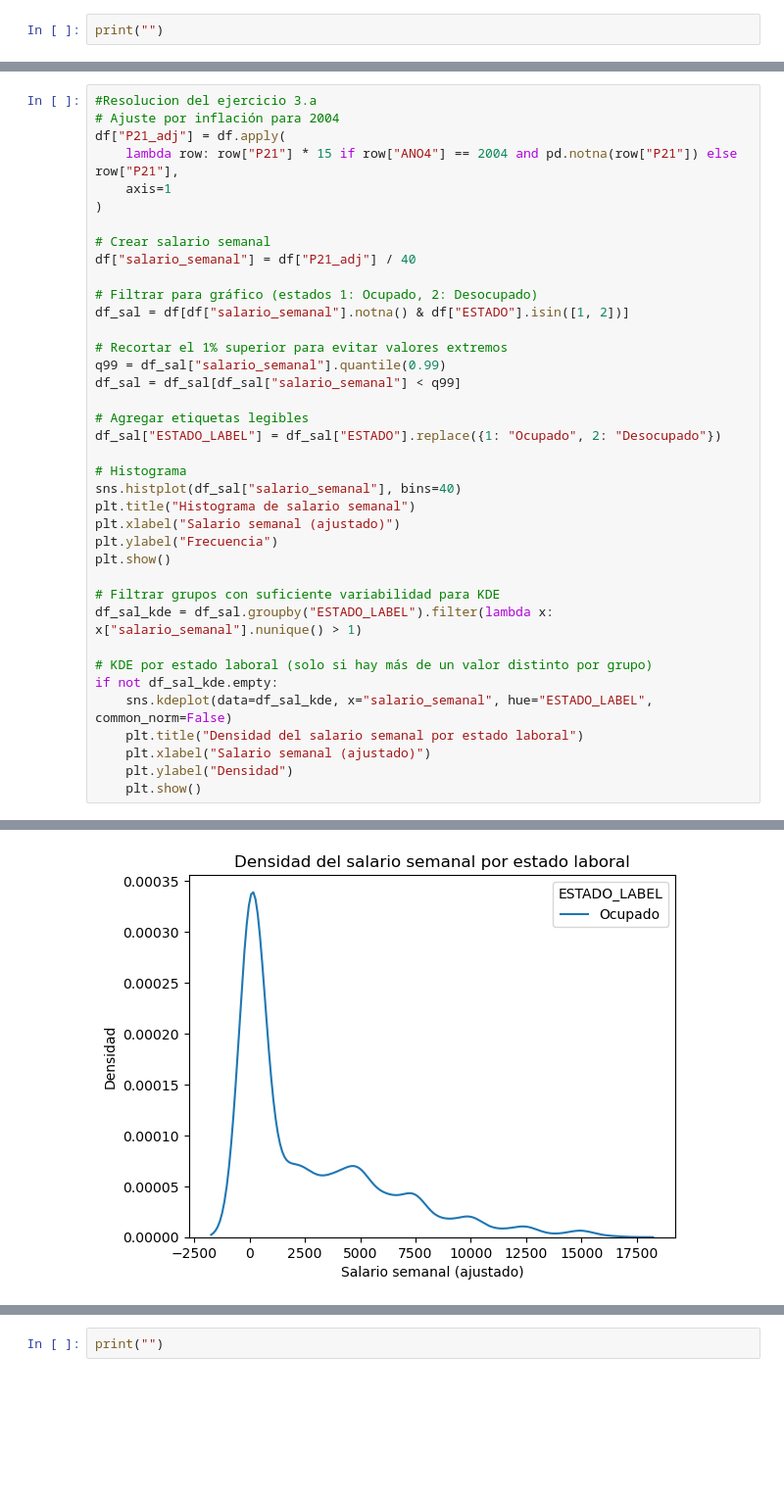
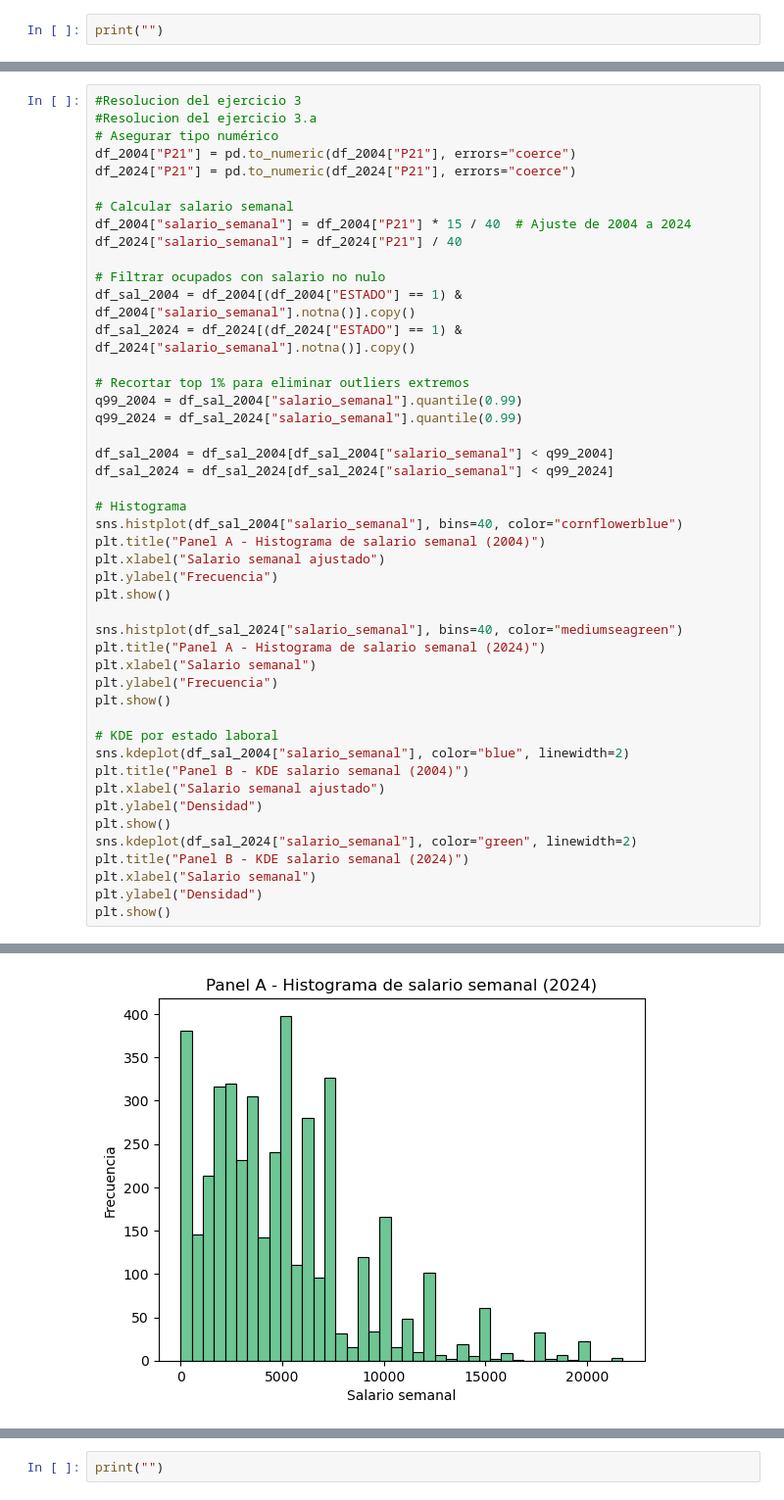
Before and after one commit to LucaDadderio0/-BigDataUBA-Grup10, a Jupyter notebook: TP3/Big_Data_TP3_Grupo10.ipynb, the cells around one changed output, grey strips where cells are left out. Shown at 98% size. Drawn from its saved outputs; the diff is of its cells as text; blank space fills up the shorter version.

```diff
--- a/TP3/Big_Data_TP3_Grupo10.ipynb
+++ b/TP3/Big_Data_TP3_Grupo10.ipynb
@@ -197,39 +191,47 @@ plt.show()
 # %%
+#Resolucion del ejercicio 3
 #Resolucion del ejercicio 3.a
-# Ajuste por inflación para 2004
-df["P21_adj"] = df.apply(
-    lambda row: row["P21"] * 15 if row["ANO4"] == 2004 and pd.notna(row["P21"]) else row["P21"],
-    axis=1
-)
+# Asegurar tipo numérico
+df_2004["P21"] = pd.to_numeric(df_2004["P21"], errors="coerce")
+df_2024["P21"] = pd.to_numeric(df_2024["P21"], errors="coerce")
 
-# Crear salario semanal
-df["salario_semanal"] = df["P21_adj"] / 40
+# Calcular salario semanal
+df_2004["salario_semanal"] = df_2004["P21"] * 15 / 40  # Ajuste de 2004 a 2024
+df_2024["salario_semanal"] = df_2024["P21"] / 40
 
-# Filtrar para gráfico (estados 1: Ocupado, 2: Desocupado)
-df_sal = df[df["salario_semanal"].notna() & df["ESTADO"].isin([1, 2])]
+# Filtrar ocupados con salario no nulo
+df_sal_2004 = df_2004[(df_2004["ESTADO"] == 1) & df_2004["salario_semanal"].notna()].copy()
+df_sal_2024 = df_2024[(df_2024["ESTADO"] == 1) & df_2024["salario_semanal"].notna()].copy()
 
-# Recortar el 1% superior para evitar valores extremos
-q99 = df_sal["salario_semanal"].quantile(0.99)
-df_sal = df_sal[df_sal["salario_semanal"] < q99]
+# Recortar top 1% para eliminar outliers extremos
+q99_2004 = df_sal_2004["salario_semanal"].quantile(0.99)
+q99_2024 = df_sal_2024["salario_semanal"].quantile(0.99)
 
-# Agregar etiquetas legibles
-df_sal["ESTADO_LABEL"] = df_sal["ESTADO"].replace({1: "Ocupado", 2: "Desocupado"})
+df_sal_2004 = df_sal_2004[df_sal_2004["salario_semanal"] < q99_2004]
+df_sal_2024 = df_sal_2024[df_sal_2024["salario_semanal"] < q99_2024]
 
 # Histograma
-sns.histplot(df_sal["salario_semanal"], bins=40)
-plt.title("Histograma de salario semanal")
-plt.xlabel("Salario semanal (ajustado)")
+sns.histplot(df_sal_2004["salario_semanal"], bins=40, color="cornflowerblue")
+plt.title("Panel A - Histograma de salario semanal (2004)")
+plt.xlabel("Salario semanal ajustado")
 plt.ylabel("Frecuencia")
 plt.show()
 
-# Filtrar grupos con suficiente variabilidad para KDE
-df_sal_kde = df_sal.groupby("ESTADO_LABEL").filter(lambda x: x["salario_semanal"].nunique() > 1)
+sns.histplot(df_sal_2024["salario_semanal"], bins=40, color="mediumseagreen")
+plt.title("Panel A - Histograma de salario semanal (2024)")
+plt.xlabel("Salario semanal")
+plt.ylabel("Frecuencia")
+plt.show()
 
-# KDE por estado laboral (solo si hay más de un valor distinto por grupo)
-if not df_sal_kde.empty:
-    sns.kdeplot(data=df_sal_kde, x="salario_semanal", hue="ESTADO_LABEL", common_norm=False)
-    plt.title("Densidad del salario semanal por estado laboral")
-    plt.xlabel("Salario semanal (ajustado)")
-    plt.ylabel("Densidad")
-    plt.show()
+# KDE por estado laboral
+sns.kdeplot(df_sal_2004["salario_semanal"], color="blue", linewidth=2)
+plt.title("Panel B - KDE salario semanal (2004)")
+plt.xlabel("Salario semanal ajustado")
+plt.ylabel("Densidad")
+plt.show()
+sns.kdeplot(df_sal_2024["salario_semanal"], color="green", linewidth=2)
+plt.title("Panel B - KDE salario semanal (2024)")
+plt.xlabel("Salario semanal")
+plt.ylabel("Densidad")
+plt.show()
 # %% [output]
@@ -237 +239 @@ if not df_sal_kde.empty:
-[figure, old version]
+[figure, new version]
```
Also changed, not shown: parts of 15 cells of this notebook.
